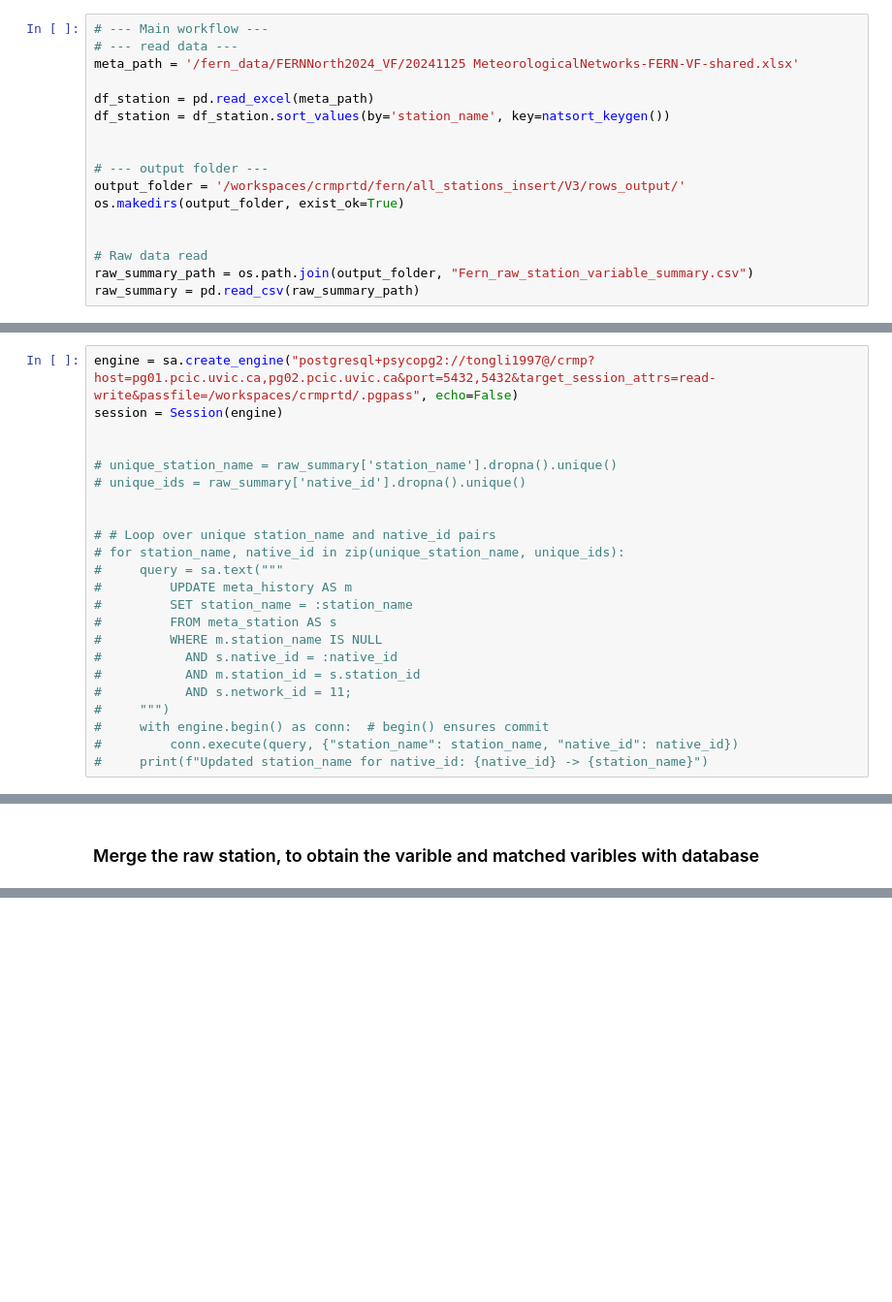
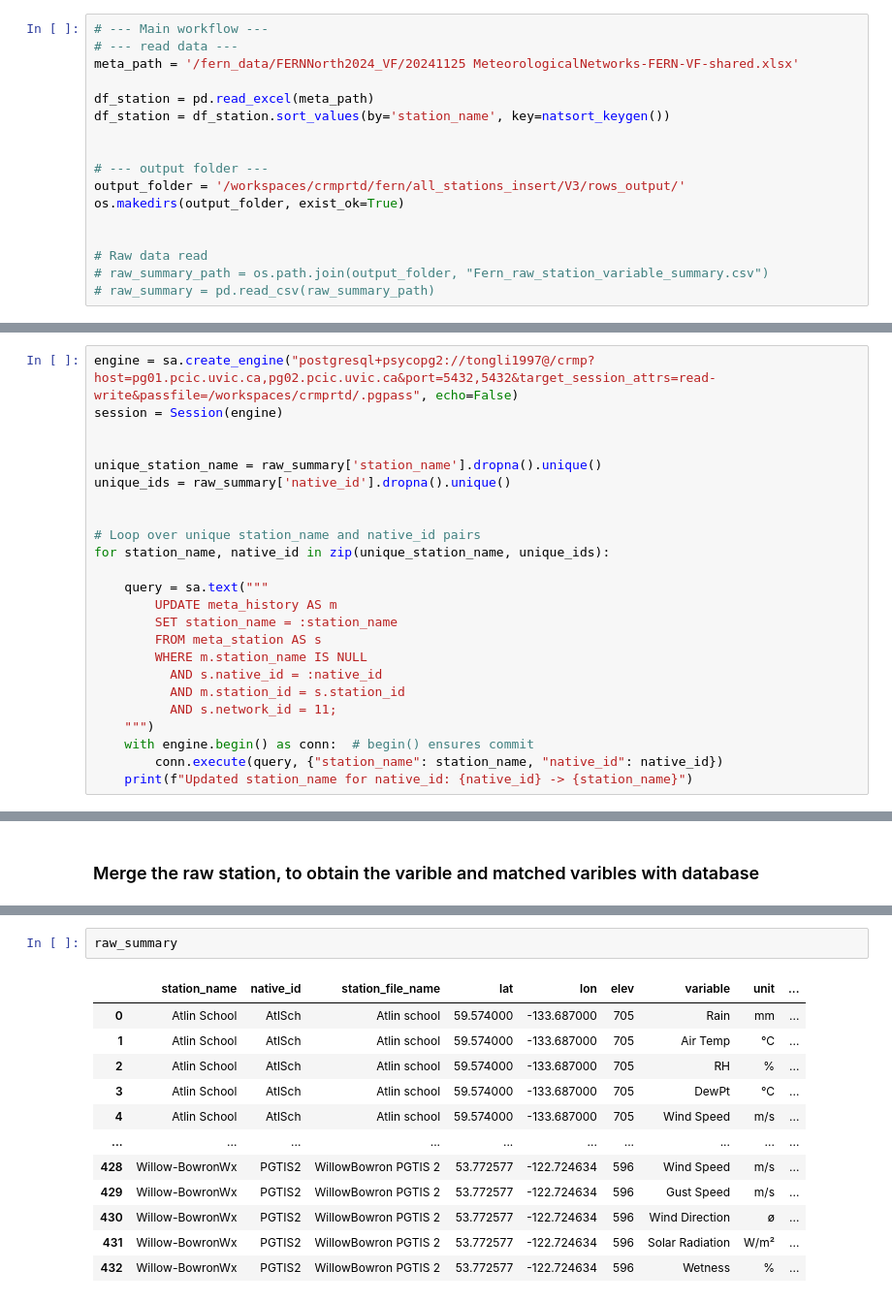
Before and after one commit to pacificclimate/crmprtd, a Jupyter notebook: fern/all_stations_insert/v3/5.double_check.ipynb, the cells around one changed output, grey strips where cells are left out. Shown at 97% size. Saved outputs shown, nothing was run; the diff lists cells and outputs as text; blank space fills up the shorter version.

Commit message:
Finished the fern metadata update

```diff
--- a/fern/all_stations_insert/v3/5.double_check.ipynb
+++ b/fern/all_stations_insert/v3/5.double_check.ipynb
@@ -38,8 +42,8 @@ os.makedirs(output_folder, exist_ok=True)
 
 
 # Raw data read
-raw_summary_path = os.path.join(output_folder, "Fern_raw_station_variable_summary.csv")
-raw_summary = pd.read_csv(raw_summary_path)
+# raw_summary_path = os.path.join(output_folder, "Fern_raw_station_variable_summary.csv")
+# raw_summary = pd.read_csv(raw_summary_path)
 # %% [markdown]
 ### Implement station name for the new inserved station
 # %%
@@ -47,24 +51,25 @@ engine = sa.create_engine("postgresql+psycopg2://tongli1997@/crmp?host=pg01.pcic
 session = Session(engine)
 
 
-# unique_station_name = raw_summary['station_name'].dropna().unique()
-# unique_ids = raw_summary['native_id'].dropna().unique()
+unique_station_name = raw_summary['station_name'].dropna().unique()
+unique_ids = raw_summary['native_id'].dropna().unique()
 
 
-# # Loop over unique station_name and native_id pairs
-# for station_name, native_id in zip(unique_station_name, unique_ids):
-#     query = sa.text("""
-#         UPDATE meta_history AS m
-#         SET station_name = :station_name
-#         FROM meta_station AS s
-#         WHERE m.station_name IS NULL
-#           AND s.native_id = :native_id
-#           AND m.station_id = s.station_id
-#           AND s.network_id = 11;
-#     """)
-#     with engine.begin() as conn:  # begin() ensures commit
-#         conn.execute(query, {"station_name": station_name, "native_id": native_id})
-#     print(f"Updated station_name for native_id: {native_id} -> {station_name}")
+# Loop over unique station_name and native_id pairs
+for station_name, native_id in zip(unique_station_name, unique_ids):
+
+    query = sa.text("""
+        UPDATE meta_history AS m
+        SET station_name = :station_name
+        FROM meta_station AS s
+        WHERE m.station_name IS NULL
+          AND s.native_id = :native_id
+          AND m.station_id = s.station_id
+          AND s.network_id = 11;
+    """)
+    with engine.begin() as conn:  # begin() ensures commit
+        conn.execute(query, {"station_name": station_name, "native_id": native_id})
+    print(f"Updated station_name for native_id: {native_id} -> {station_name}")
 # %% [markdown]
 ### The inconsistent native_id
 # %%
@@ -366,0 +493,15 @@ summary2
+# %%
+raw_summary
+# %% [output]
+|  | station_name | native_id | station_file_name | lat | lon | elev | variable | unit | ... |
+| 0 | Atlin School | AtlSch | Atlin school | 59.574000 | -133.687000 | 705 | Rain | mm | ... |
+| 1 | Atlin School | AtlSch | Atlin school | 59.574000 | -133.687000 | 705 | Air Temp | °C | ... |
+| 2 | Atlin School | AtlSch | Atlin school | 59.574000 | -133.687000 | 705 | RH | % | ... |
+| 3 | Atlin School | AtlSch | Atlin school | 59.574000 | -133.687000 | 705 | DewPt | °C | ... |
+| 4 | Atlin School | AtlSch | Atlin school | 59.574000 | -133.687000 | 705 | Wind Speed | m/s | ... |
+| ... | ... | ... | ... | ... | ... | ... | ... | ... | ... |
+| 428 | Willow-BowronWx | PGTIS2 | WillowBowron PGTIS 2 | 53.772577 | -122.724634 | 596 | Wind Speed | m/s | ... |
+| 429 | Willow-BowronWx | PGTIS2 | WillowBowron PGTIS 2 | 53.772577 | -122.724634 | 596 | Gust Speed | m/s | ... |
+| 430 | Willow-BowronWx | PGTIS2 | WillowBowron PGTIS 2 | 53.772577 | -122.724634 | 596 | Wind Direction | ø | ... |
+| 431 | Willow-BowronWx | PGTIS2 | WillowBowron PGTIS 2 | 53.772577 | -122.724634 | 596 | Solar Radiation | W/m² | ... |
+| 432 | Willow-BowronWx | PGTIS2 | WillowBowron PGTIS 2 | 53.772577 | -122.724634 | 596 | Wetness | % | ... |
```
Also changed, not shown: parts of 12 cells of this notebook, 30 other files.
